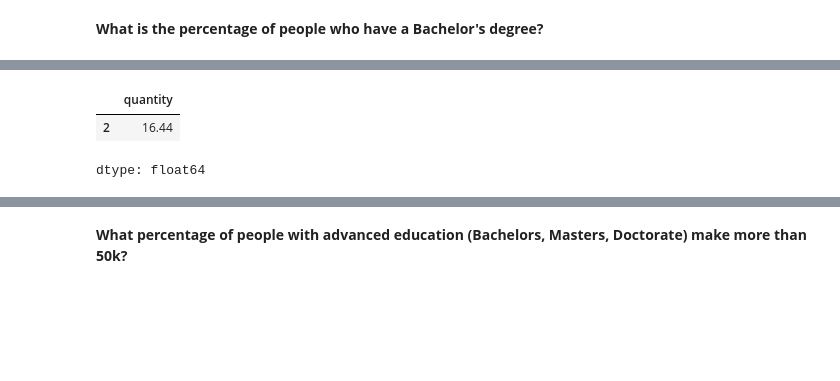
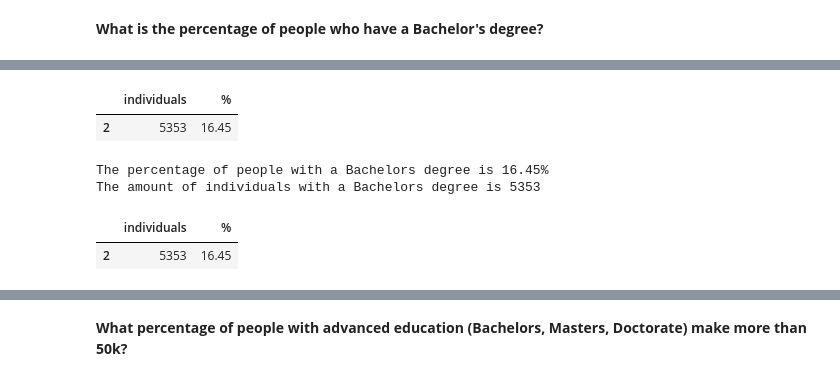
Before and after one commit to mfernandezzz/Data-Analysis-Projects, a Jupyter notebook: demographic_data_analyzer.ipynb, the cells around one changed output, grey strips where cells are left out. Cells and saved outputs as stored; diff of their text form; code cells hidden in the pictures; blank space fills up the shorter version.

```diff
--- a/demographic_data_analyzer.ipynb
+++ b/demographic_data_analyzer.ipynb
@@ -42,0 +60,5 @@ Each column and his respective datatype
+# %%
+missed_row = {'age': 39, 'workclass': 'State-gov', 'fnlwgt': 77516, 'education': 'Bachelors', 'education-num': 13, 'marital-status': 'Never-married',
+       'occupation': 'Adm-clerical', 'relationship': 'Not-in-family', 'race': 'White', 'sex': 'Male', 'capital-gain': 2174, 'capital-loss': 0,
+       'hours-per-week': 40, 'native-country': 'United-States', 'salary': '<=50K'}
+df = pd.concat([df, pd.DataFrame([missed_row])], ignore_index=True)
@@ -62,0 +109,4 @@ dtype: object
+# %%
+columns_strings = ['workclass', 'education', 'marital-status', 'occupation', 'relationship', 'race', 'sex', 'native-country', 'salary']
+for col in columns_strings:
+  df[col] = df[col].astype(str).str.strip()
@@ -62,0 +134,2 @@ dtype: object
+# %%
+df = df.drop_duplicates()
@@ -185,0 +222,5 @@ df_education
+# %%
+df_education = pd.DataFrame(df['education'].value_counts()).reset_index()
+df_education.rename(columns={'count': 'individuals'}, inplace=True)
+df_education['%'] = round((df_education['individuals'] / df_education['individuals'].sum()) * 100, 2)
+df_education
@@ -186,11 +245,18 @@ df_education
+# %%
+bachelors_data = df_education.loc[df_education['education'] == 'Bachelors', ['individuals', '%']]
+bachelors_data
+# %% [output]
+|  | individuals | % |
+| 2 | 5353 | 16.45 |
+# %%
+print(f'The percentage of people with a Bachelors degree is {bachelors_data.iloc[0, 1]}%')
+print(f'The amount of individuals with a Bachelors degree is {bachelors_data.iloc[0, 0]}')
+# %% [output]
+The percentage of people with a Bachelors degree is 16.45%
+The amount of individuals with a Bachelors degree is 5353
 # %%
-bachelors = df_education.loc[df_education['education level'].str.contains('Bachelors'), 'quantity']
-
-total = df_education['quantity'].sum()
-
-bach_percentage = (bachelors * 100) / total
-round(bach_percentage, 2)
+bachelors = df_education.loc[df_education['education'].str.contains('Bachelors'), ['individuals', '%']]
+bachelors
 # %% [output]
-|  | quantity |
-| 2 | 16.44 |
+|  | individuals | % |
+| 2 | 5353 | 16.45 |
-dtype: float64
```
Also changed, not shown: parts of 77 cells of this notebook.
